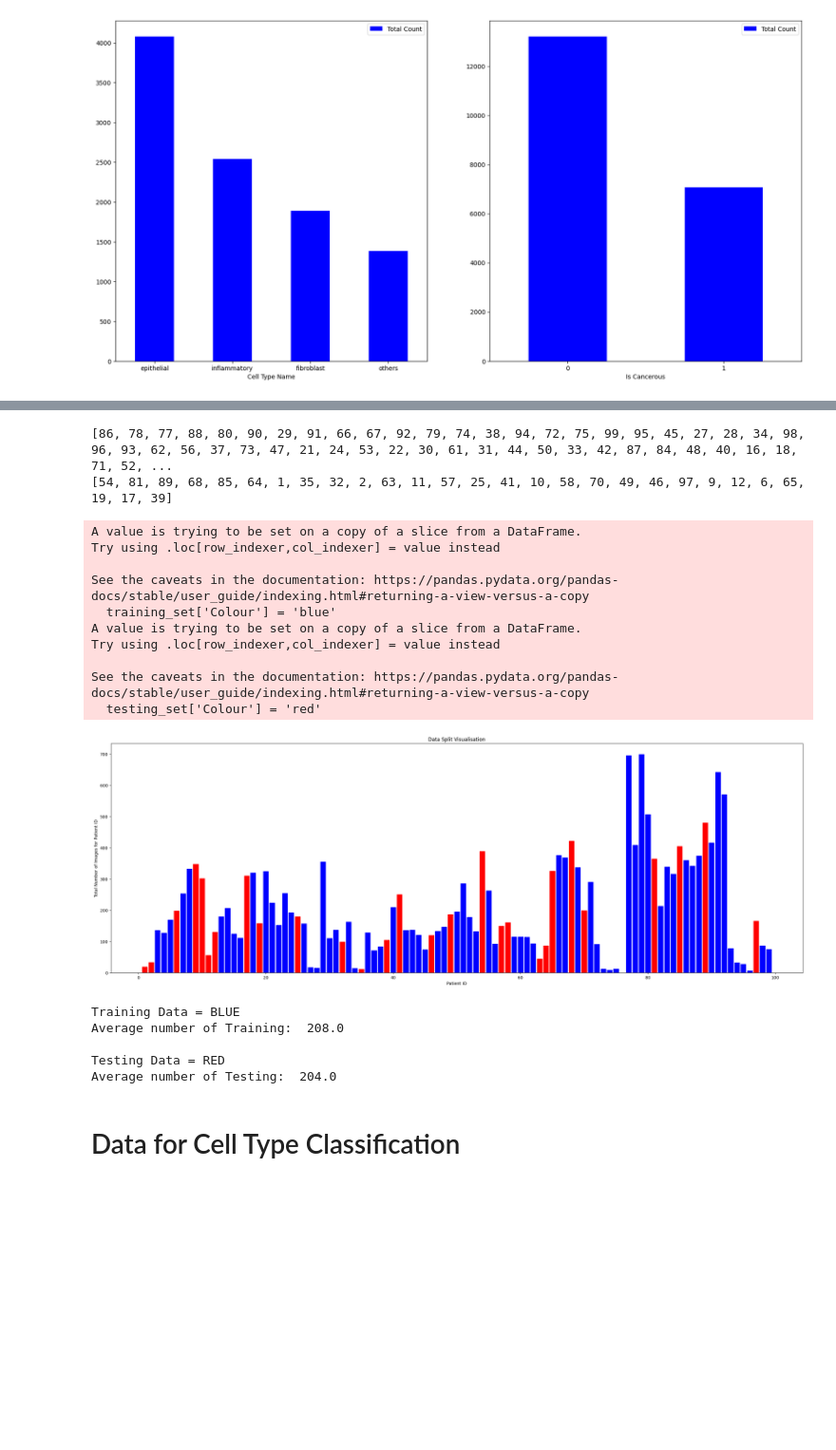
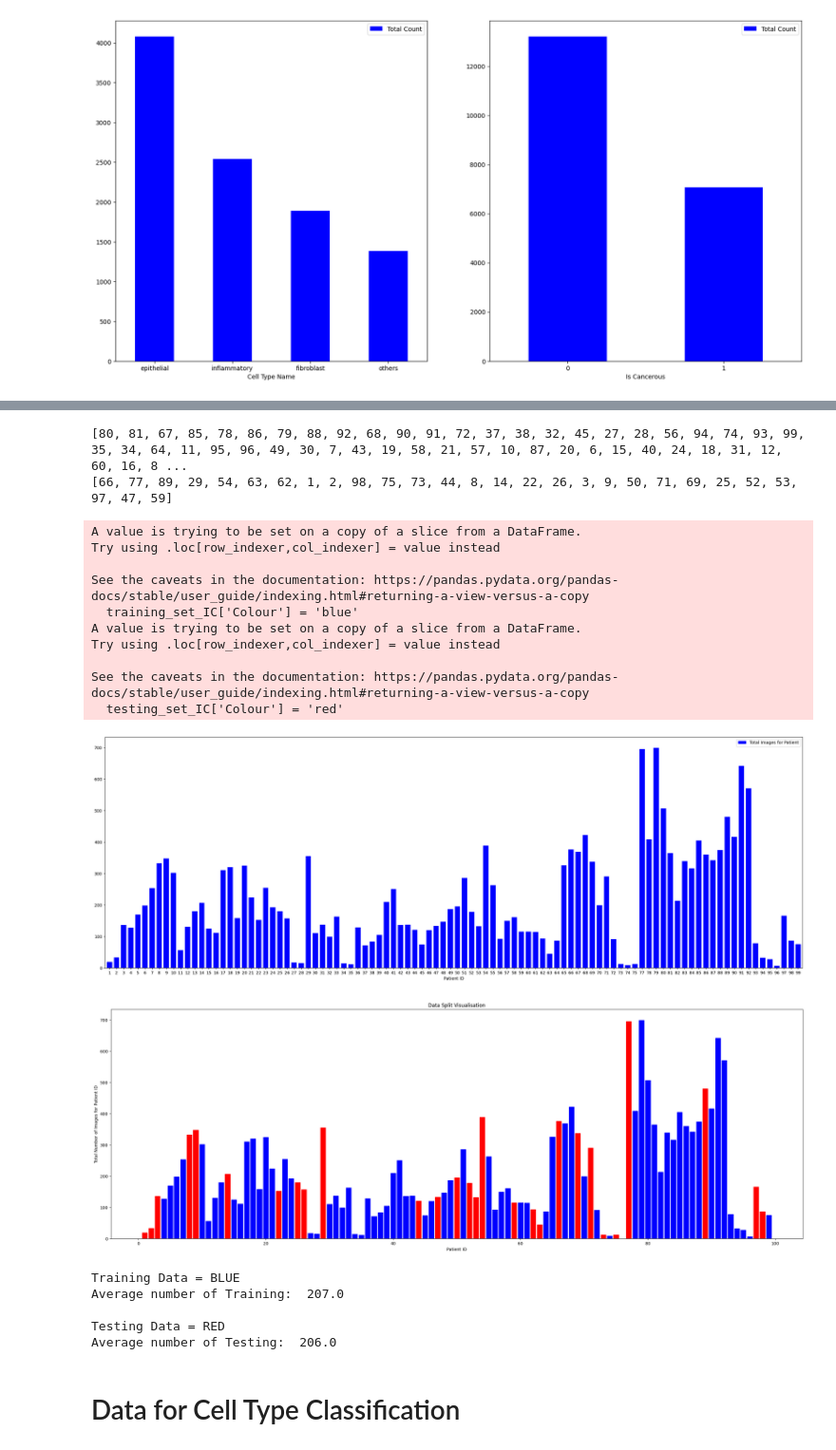
Before and after one commit to Kashyap-Chilivoju/MachineLearningA2, a Jupyter notebook: Assignment2.ipynb, the cells around one changed output, grey strips where cells are left out. Shown at 95% size. Cells and saved outputs as stored; diff of their text form; code cells hidden in the pictures; blank space fills up the shorter version.

Commit message:
Added distinct data splitting for Cell Type Classification and for Cancerous Calssification

```diff
--- a/Assignment2.ipynb
+++ b/Assignment2.ipynb
@@ -185,0 +251,22 @@ def customSplitter(list, train):
+# %%
+moreThan350 = []
+lessThan100 = []
+theRest = []
+
+print("DF LENGTH: ", len(dfPatientImagesCount_IC))
+
+for index, patient in dfPatientImagesCount_IC.iterrows():
+    imageCount = patient['Total Images for Patient'].astype('int')
+    if imageCount > 350:
+        moreThan350.append(patient['Patient ID'])
+    elif imageCount < 100:
+        lessThan100.append(patient['Patient ID'])
+    else:
+        theRest.append(patient['Patient ID'])
+
+print(moreThan350)
+print(lessThan100)
+print(theRest)
+
+total = len(moreThan350) + len(lessThan100) + len(theRest)
+print("Total: ", total)
@@ -188,57 +281,59 @@ splits1 = customSplitter(moreThan350, 0.7)
 splits2 = customSplitter(lessThan100, 0.7)
 splits3 = customSplitter(theRest, 0.7)
 
-trainingPatientID = splits1[0] + splits2[0] + splits3[0]
-testingPatientID = splits1[1] + splits2[1] + splits3[1]
-print(trainingPatientID)
-print(testingPatientID)
+trainingPatientID_IC = splits1[0] + splits2[0] + splits3[0]
+testingPatientID_IC = splits1[1] + splits2[1] + splits3[1]
+print(trainingPatientID_IC)
+print(testingPatientID_IC)
 # %% [output]
-[86, 78, 77, 88, 80, 90, 29, 91, 66, 67, 92, 79, 74, 38, 94, 72, 75, 99, 95, 45, 27, 28, 34, 98, 96, 93, 62, 56, 37, 73, 47, 21, 24, 53, 22, 30, 61, 31, 44, 50, 33, 42, 87, 84, 48, 40, 16, 18, 71, 52, ...
-[54, 81, 89, 68, 85, 64, 1, 35, 32, 2, 63, 11, 57, 25, 41, 10, 58, 70, 49, 46, 97, 9, 12, 6, 65, 19, 17, 39]
+[80, 81, 67, 85, 78, 86, 79, 88, 92, 68, 90, 91, 72, 37, 38, 32, 45, 27, 28, 56, 94, 74, 93, 99, 35, 34, 64, 11, 95, 96, 49, 30, 7, 43, 19, 58, 21, 57, 10, 87, 20, 6, 15, 40, 24, 18, 31, 12, 60, 16, 8 ...
+[66, 77, 89, 29, 54, 63, 62, 1, 2, 98, 75, 73, 44, 8, 14, 22, 26, 3, 9, 50, 71, 69, 25, 52, 53, 97, 47, 59]
 # %%
-training_set = dfPatientImagesCount[dfPatientImagesCount['Patient ID'].isin(trainingPatientID)]
-testing_set = dfPatientImagesCount[dfPatientImagesCount['Patient ID'].isin(testingPatientID)]
+training_set_IC = dfPatientImagesCount_IC[dfPatientImagesCount_IC['Patient ID'].isin(trainingPatientID_IC)]
+testing_set_IC = dfPatientImagesCount_IC[dfPatientImagesCount_IC['Patient ID'].isin(testingPatientID_IC)]
 
-training_set['Colour'] = 'blue'
-testing_set['Colour'] = 'red'
-dfSplitData = pd.concat([training_set, testing_set])
+training_set_IC['Colour'] = 'blue'
+testing_set_IC['Colour'] = 'red'
+dfSplitData = pd.concat([training_set_IC, testing_set_IC])
 dfSplitData.sort_values(['Patient ID'], ascending=True, inplace=True)
 
+dfPatientImagesCount_IC.plot(kind='bar', x='Patient ID', y='Total Images for Patient', color='blue', figsize=(30, 10), rot=0, width=0.75)
 
 fig, ax = plt.subplots(figsize=(30, 10))
 bars = ax.bar(dfSplitData['Patient ID'], dfSplitData['Total Images for Patient'])
 
 for i, bar in enumerate(bars):
     bar.set_color(dfSplitData.iloc[i]['Colour'])
 
 ax.set_xlabel('Patient ID')
 ax.set_ylabel('Total Number of Images for Patient ID')
 ax.set_title('Data Split Visualisation')
 
 plt.show()
 
 print("Training Data = BLUE")
-print("Average number of Training: ", training_set['Total Images for Patient'].mean().round())
+print("Average number of Training: ", training_set_IC['Total Images for Patient'].mean().round())
 print()
 print("Testing Data = RED")
-print("Average number of Testing: ", testing_set['Total Images for Patient'].mean().round())
+print("Average number of Testing: ", testing_set_IC['Total Images for Patient'].mean().round())
 # %% [output]
 A value is trying to be set on a copy of a slice from a DataFrame.
 Try using .loc[row_indexer,col_indexer] = value instead
 
 See the caveats in the documentation: https://pandas.pydata.org/pandas-docs/stable/user_guide/indexing.html#returning-a-view-versus-a-copy
-  training_set['Colour'] = 'blue'
+  training_set_IC['Colour'] = 'blue'
 A value is trying to be set on a copy of a slice from a DataFrame.
 Try using .loc[row_indexer,col_indexer] = value instead
 
 See the caveats in the documentation: https://pandas.pydata.org/pandas-docs/stable/user_guide/indexing.html#returning-a-view-versus-a-copy
-  testing_set['Colour'] = 'red'
+  testing_set_IC['Colour'] = 'red'
-[figure, old version]
+[figure, new version]
+[figure, added]
 Training Data = BLUE
-Average number of Training:  208.0
+Average number of Training:  207.0
 
 Testing Data = RED
-Average number of Testing:  204.0
+Average number of Testing:  206.0
 # %% [markdown]
 # Data for Cell Type Classification
 # %%
```
Also changed, not shown: parts of 16 cells of this notebook.
